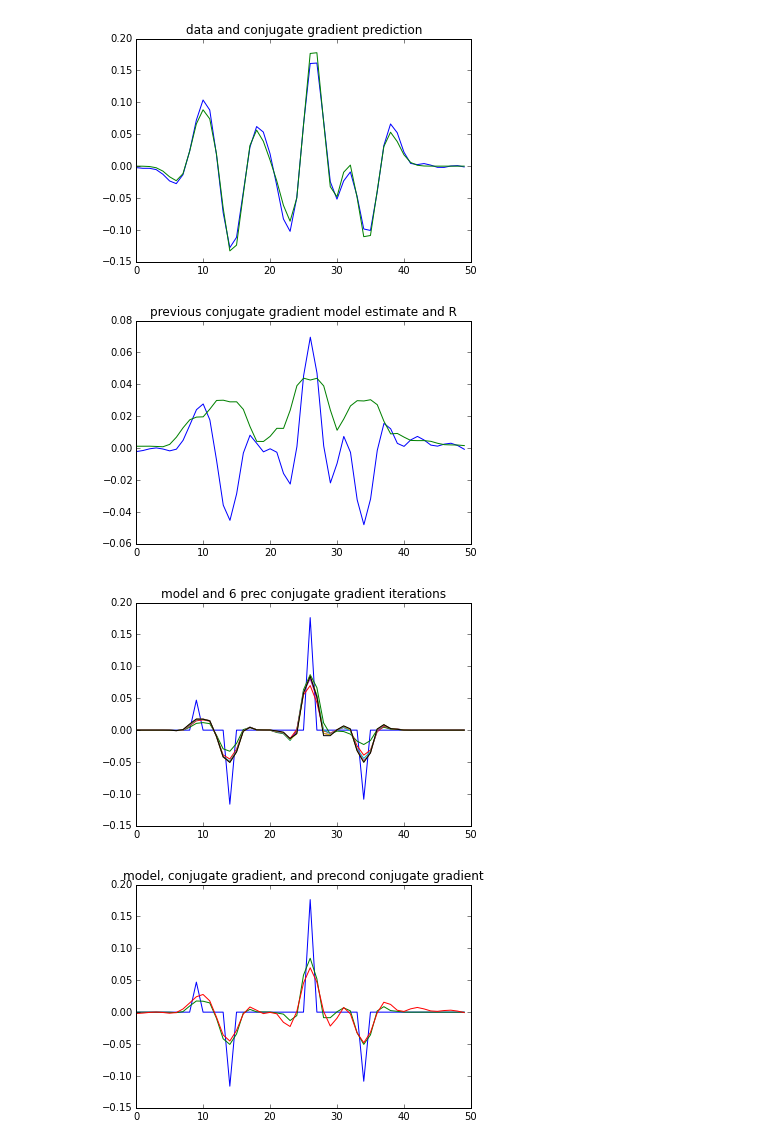
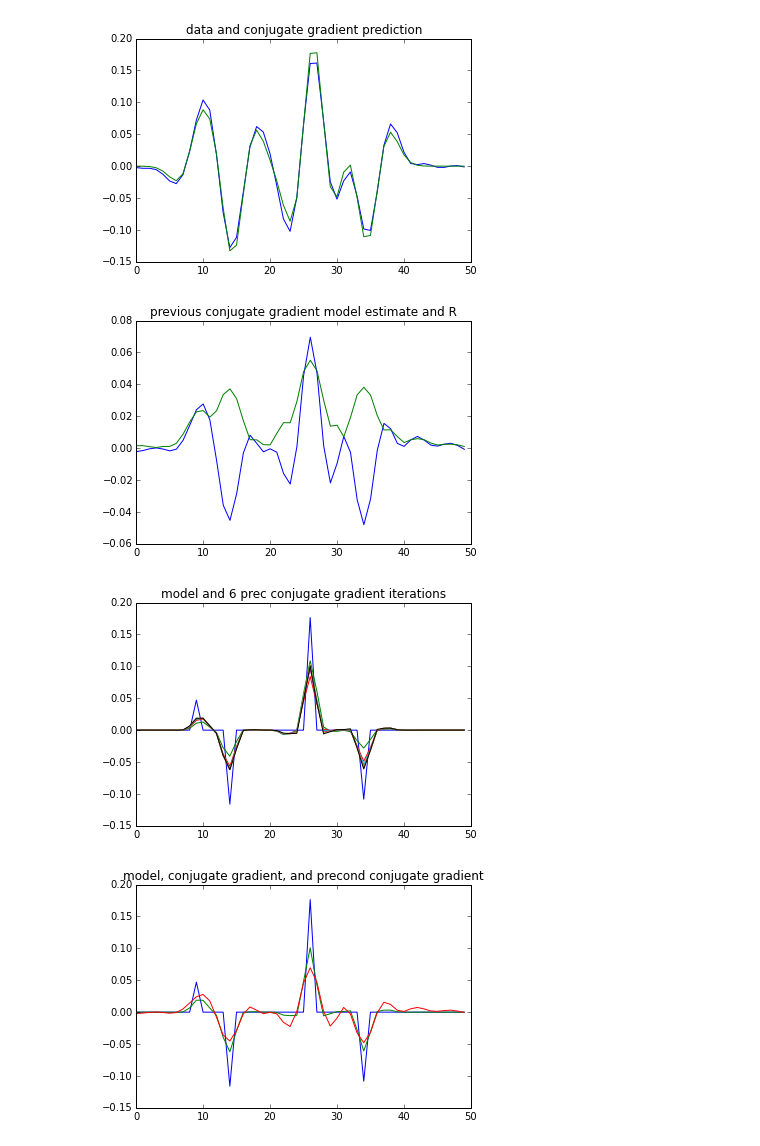
Before and after one commit to kschleicher/seg_ww_2017, a Jupyter notebook: results/schleicher/conjugate_gradient.ipynb, the cells around one changed output. Cells and saved outputs as stored; diff of their text form; code cells hidden in the pictures.

```diff
--- a/results/schleicher/conjugate_gradient.ipynb
+++ b/results/schleicher/conjugate_gradient.ipynb
@@ -157,11 +156,11 @@ if False:
     y=np.zeros(20)
     x[x.size/2]=1.0
     y[y.size/2]=1.0
-    print 'x=',x
-    print 'y=',y
+    print ('x=',x)
+    print ('y=',y)
     adj_null(True,True,x,y)
-    print 'x=',x
-    print 'y=',y
+    print ('x=',x)
+    print ('y=',y)
 
 def convolve(adj,add,x,y,wavelet,lag_t0):
     adj_null(adj, add, x, y)
@@ -188,7 +187,7 @@ def convolve(adj,add,x,y,wavelet,lag_t0):
 # the new convolve function.  Plot them all on the same plot to see
 # if they look the same.
 
-wavelet_lag_t0=wavelet.size/2-1
+wavelet_lag_t0=int(wavelet.size/2-1)
 # make y array same size as m array (previously it was a short test array)
 y=np.zeros(m.size)
 
@@ -204,7 +203,7 @@ plt.show()
 wavelet1=np.array([0.0,0.0,1.0,-2.0,.50])
 wavelet1_lag_t0=2
 y=np.zeros(51)
-y[y.size/2]=1.0
+y[int(y.size/2)]=1.0
 x=np.zeros(y.size)
 plt.plot(np.convolve(wavelet1, y, mode='same'), c='#462f7c', lw=3)
 # this should make x array that has wavelet reversed from previous
@@ -382,7 +381,7 @@ plt.show()
 fig=plt.figure()
 ax = fig.add_subplot(111)
 ax.set_title('previous conjugate gradient model estimate and R')
-R=np.sqrt(np.convolve(np.ones(5)/5.0, m_cgest*m_cgest, mode='same'))
+R=np.sqrt(np.convolve(np.ones(3)/3.0, m_cgest*m_cgest, mode='same'))
 plt.plot(m_cgest)
 plt.plot(R)
 plt.savefig('figure_cg_est_R.png', dpi=200, facecolor=fig.get_facecolor())
@@ -458,33 +457,33 @@ plt.savefig('figure_model_pcg_est_iter.png', dpi=200, facecolor=fig.get_facecolo
 plt.show()
 
 if False:
     plt.plot(x)
     plt.show()
     plt.plot(m_est)
     plt.show()
 
 fig=plt.figure()
 ax = fig.add_subplot(111)
 ax.set_title('model, conjugate gradient, and precond conjugate gradient')
 
 plt.plot(m)
 plt.plot(m_pcgest)
 plt.plot(m_cgest)
 plt.savefig('figure_model_cg_pcg_est.png', dpi=200, facecolor=fig.get_facecolor())
 
 
 plt.show()
 
 if False:
     fig=plt.figure()
     ax = fig.add_subplot(111)
     ax.set_title('model, least square, precond conjugate gradient')
 
     plt.plot(m)
     plt.plot(m_pcgest)
     plt.plot(m_est)
     plt.show()
 # %% [output]
-[figure, old version]
+[figure, new version]
-[figure, old version]
+[figure, new version]
-[figure, old version]
+[figure, new version]
```
Also changed, not shown: parts of 4 cells of this notebook.
